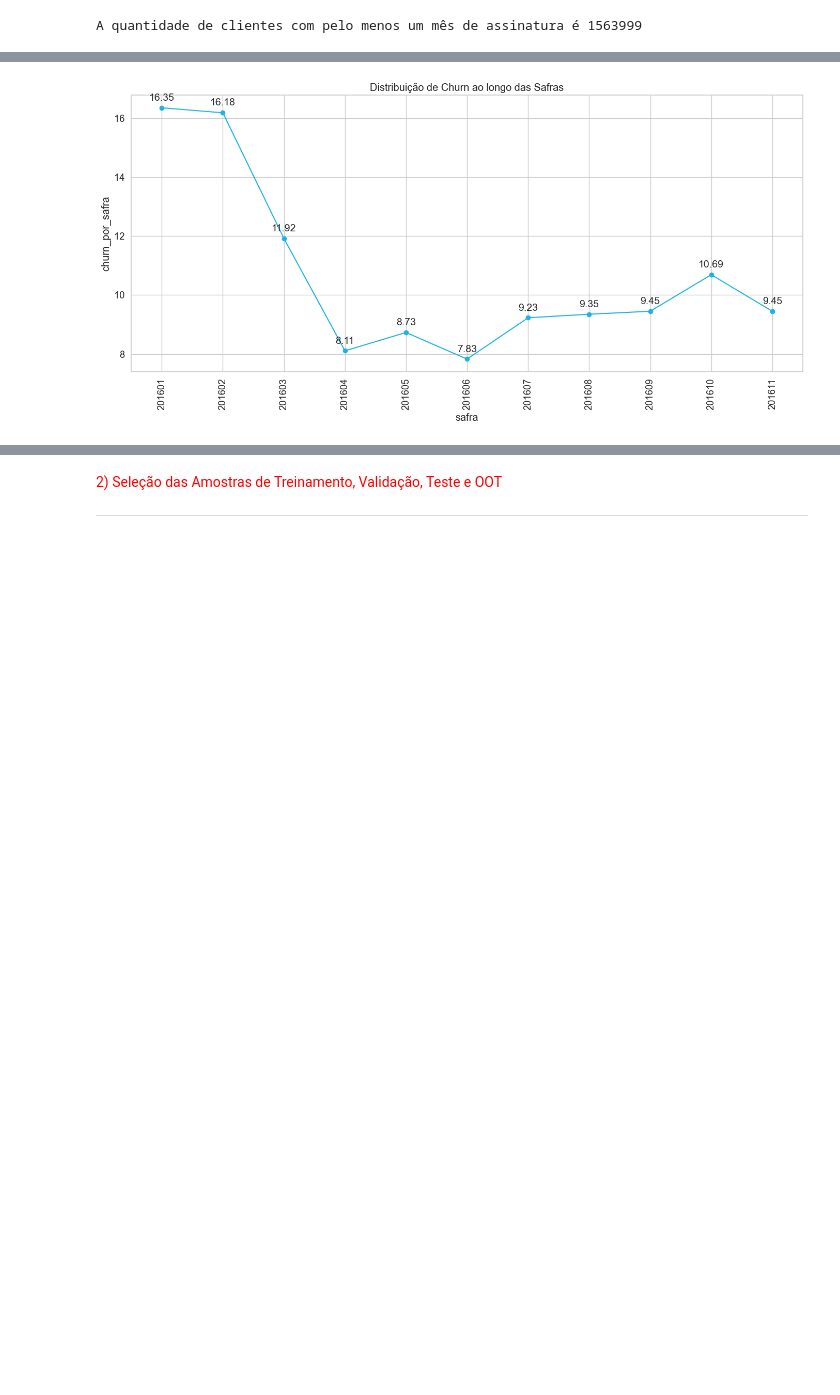
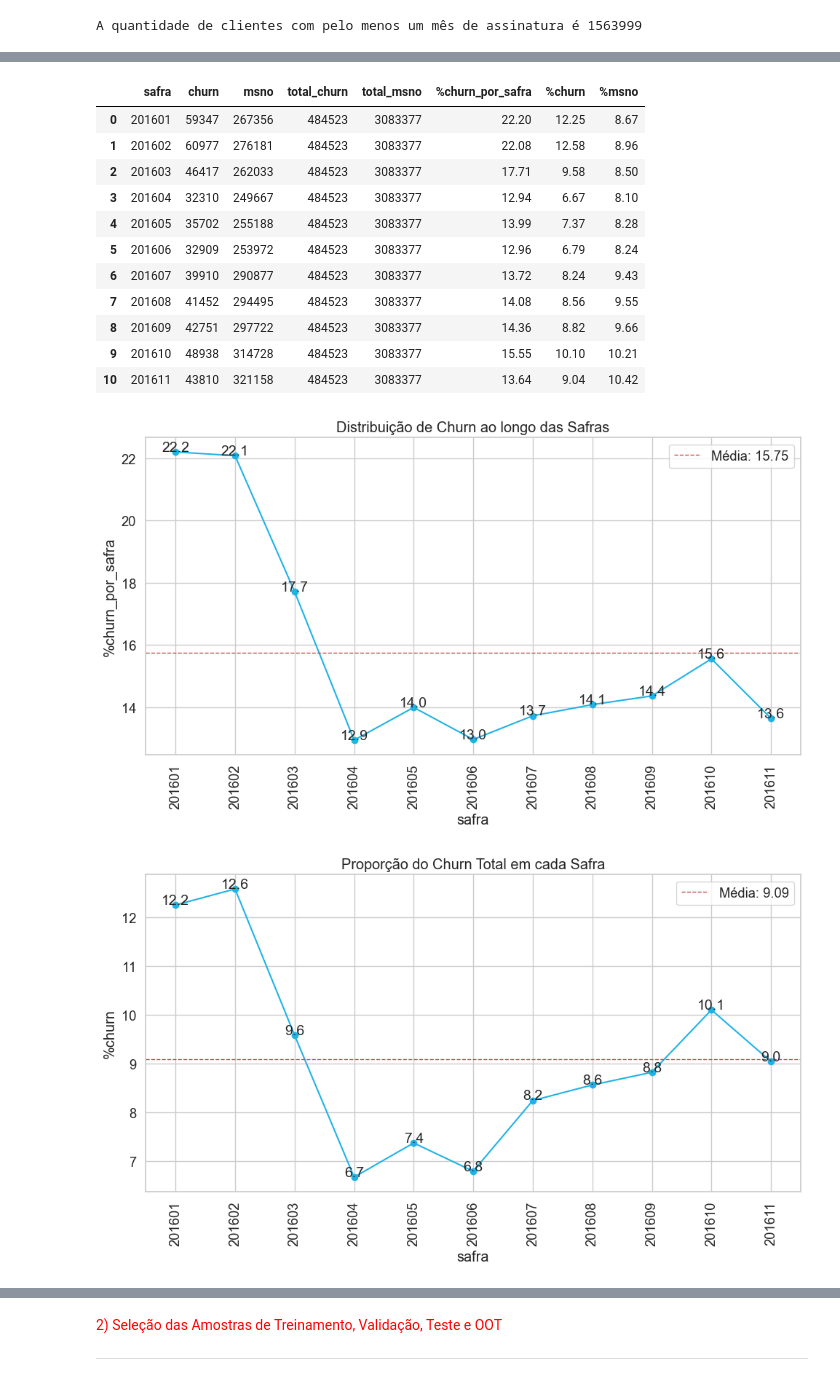
Before and after one commit to leonardovargas10/Case_Data_Master, a Jupyter notebook: Case_Data_Master.ipynb, the cells around one changed output, grey strips where cells are left out. Drawn from its saved outputs; the diff is of its cells as text; code cells hidden in the pictures; blank space fills up the shorter version.

```diff
--- a/Case_Data_Master.ipynb
+++ b/Case_Data_Master.ipynb
@@ -231,7 +233,7 @@ tabela_de_membros = pd.read_parquet('../00_DataMaster/data/members.parquet')[["m
 
 ### Puxando Informações de safra e atividade para a amostra
 amostra_aleatoria_com_target = amostra_aleatoria.merge(tabela_de_membros, on = ["msno"], how = "left").sort_values(by = ["msno", "safra"], ascending = True)
-amostra_aleatoria_com_target['safra'] = pd.to_datetime(amostra_aleatoria_com_target['safra'], format='%Y%m')
+#amostra_aleatoria_com_target['safra'] = pd.to_datetime(amostra_aleatoria_com_target['safra'], format='%Y%m')
 
 # Criar as colunas de verificação para os próximos 3 meses
 amostra_aleatoria_com_target['ativo_M+1'] = amostra_aleatoria_com_target.groupby('msno')['is_ativo'].shift(-1)
@@ -265,21 +278,28 @@ amostra_aleatoria_com_target.tail(12)
 # %%
 # RETIRANDO A SAFRA DE 2016-12-01 POIS ELA NÃO POSSUI TARGET
 
-amostra_aleatoria_com_target = amostra_aleatoria_com_target.loc[amostra_aleatoria_com_target["safra"] != "2016-12-01"]
-amostra_aleatoria_com_target["safra"] = amostra_aleatoria_com_target["safra"].apply(lambda x: x.strftime('%Y%m'))
+amostra_aleatoria_com_target = amostra_aleatoria_com_target.loc[(amostra_aleatoria_com_target["safra"] != "201612") & (amostra_aleatoria_com_target["is_ativo"] == 1)]
+#amostra_aleatoria_com_target["safra"] = amostra_aleatoria_com_target["safra"].apply(lambda x: x.strftime('%Y%m'))
 
 # VOLUMETRIA
 quantidade_de_amostras_com_churn = amostra_aleatoria_com_target.loc[amostra_aleatoria_com_target["churn"] == 1].shape[0]
 quantidade_de_amostras_sem_churn = amostra_aleatoria_com_target.loc[amostra_aleatoria_com_target["churn"] == 0].shape[0]
 
 print(f"A quantidade de amostras com Churn é {quantidade_de_amostras_com_churn}")
-print(f"A quantidade de amostras distintos sem Churn é {quantidade_de_amostras_sem_churn}")
+print(f"A quantidade de amostras sem Churn é {quantidade_de_amostras_sem_churn}")
 
 plota_barras(['churn'], False, amostra_aleatoria_com_target, 1, 1, 'Distribuição de clientes ativos (0) e clientes com Churn (1)', 0)
 
 # VOLUMETRIA AO LONGO DAS SAFRAS
 churn_por_safra = amostra_aleatoria_com_target[["msno", "safra", "churn"]].groupby("safra").agg({"churn":"sum", "msno":"count"}).reset_index()
-churn_por_safra["churn_por_safra"] = round(churn_por_safra["churn"]/churn_por_safra["msno"]*100, 2)
-plota_grafico_linhas(churn_por_safra, "safra", "churn_por_safra", "Distribuição de Churn ao longo das Safras")
+churn_por_safra["total_churn"] = churn_por_safra["churn"].sum()
+churn_por_safra["total_msno"] = churn_por_safra["msno"].sum()
+churn_por_safra["%churn_por_safra"] = round(churn_por_safra["churn"]/churn_por_safra["msno"]*100, 2)
+churn_por_safra["%churn"] = round((churn_por_safra["churn"]/churn_por_safra["total_churn"])*100, 2)
+churn_por_safra["%msno"] = round((churn_por_safra["msno"]/churn_por_safra["total_msno"])*100, 2)
+display(churn_por_safra)
+plota_grafico_linhas(churn_por_safra, "safra", "%churn_por_safra", False, "Distribuição de Churn ao longo das Safras")
+plota_grafico_linhas(churn_por_safra, "safra", "%churn", False, "Proporção do Churn Total em cada Safra")
+plota_grafico_linhas(churn_por_safra, "safra", "%msno", False, "Proporção de Clientes Totais em cada Safra")
 # %% [output]
 A quantidade de amostras com Churn é 484523
@@ -288 +308,14 @@ A quantidade de amostras distintos sem Churn é 4121817
+|  | safra | churn | msno | total_churn | total_msno | %churn_por_safra | %churn | %msno |
+| 0 | 201601 | 59347 | 267356 | 484523 | 3083377 | 22.20 | 12.25 | 8.67 |
+| 1 | 201602 | 60977 | 276181 | 484523 | 3083377 | 22.08 | 12.58 | 8.96 |
+| 2 | 201603 | 46417 | 262033 | 484523 | 3083377 | 17.71 | 9.58 | 8.50 |
+| 3 | 201604 | 32310 | 249667 | 484523 | 3083377 | 12.94 | 6.67 | 8.10 |
+| 4 | 201605 | 35702 | 255188 | 484523 | 3083377 | 13.99 | 7.37 | 8.28 |
+| 5 | 201606 | 32909 | 253972 | 484523 | 3083377 | 12.96 | 6.79 | 8.24 |
+| 6 | 201607 | 39910 | 290877 | 484523 | 3083377 | 13.72 | 8.24 | 9.43 |
+| 7 | 201608 | 41452 | 294495 | 484523 | 3083377 | 14.08 | 8.56 | 9.55 |
+| 8 | 201609 | 42751 | 297722 | 484523 | 3083377 | 14.36 | 8.82 | 9.66 |
+| 9 | 201610 | 48938 | 314728 | 484523 | 3083377 | 15.55 | 10.10 | 10.21 |
+| 10 | 201611 | 43810 | 321158 | 484523 | 3083377 | 13.64 | 9.04 | 10.42 |
-[figure, old version]
+[figure, new version]
+[figure, added]
```
Also changed, not shown: parts of 37 cells of this notebook, 1 other file.
